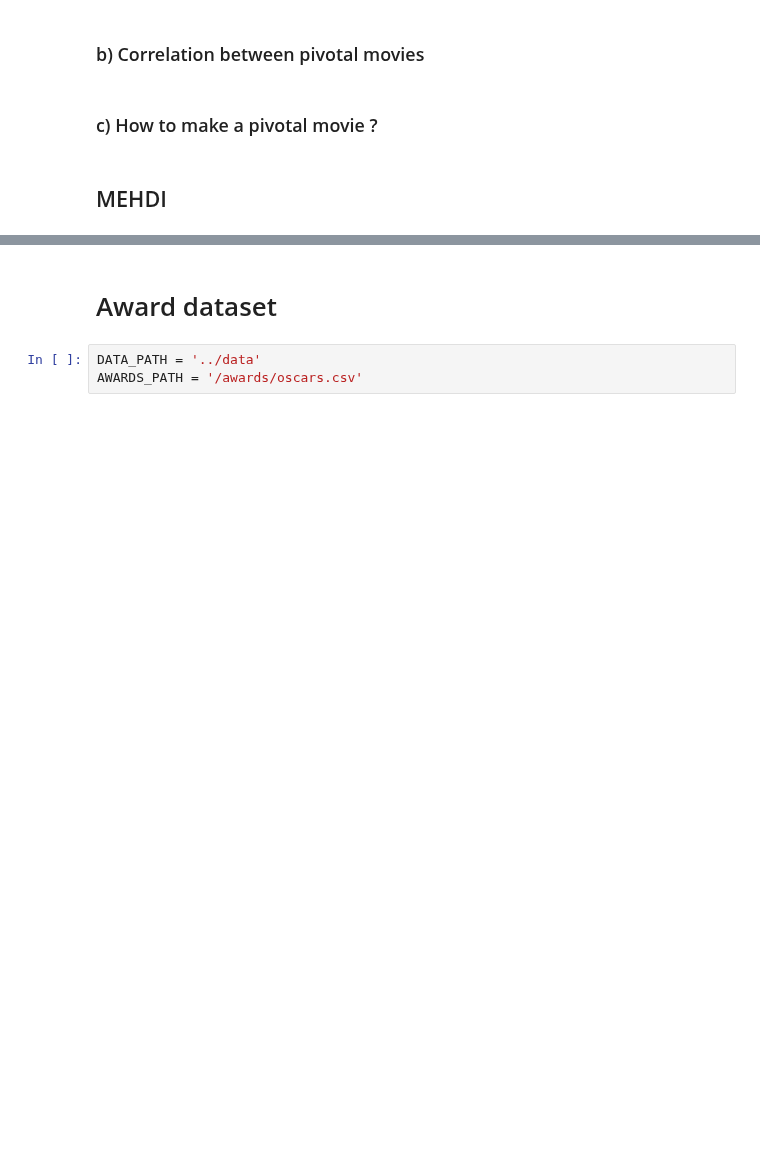
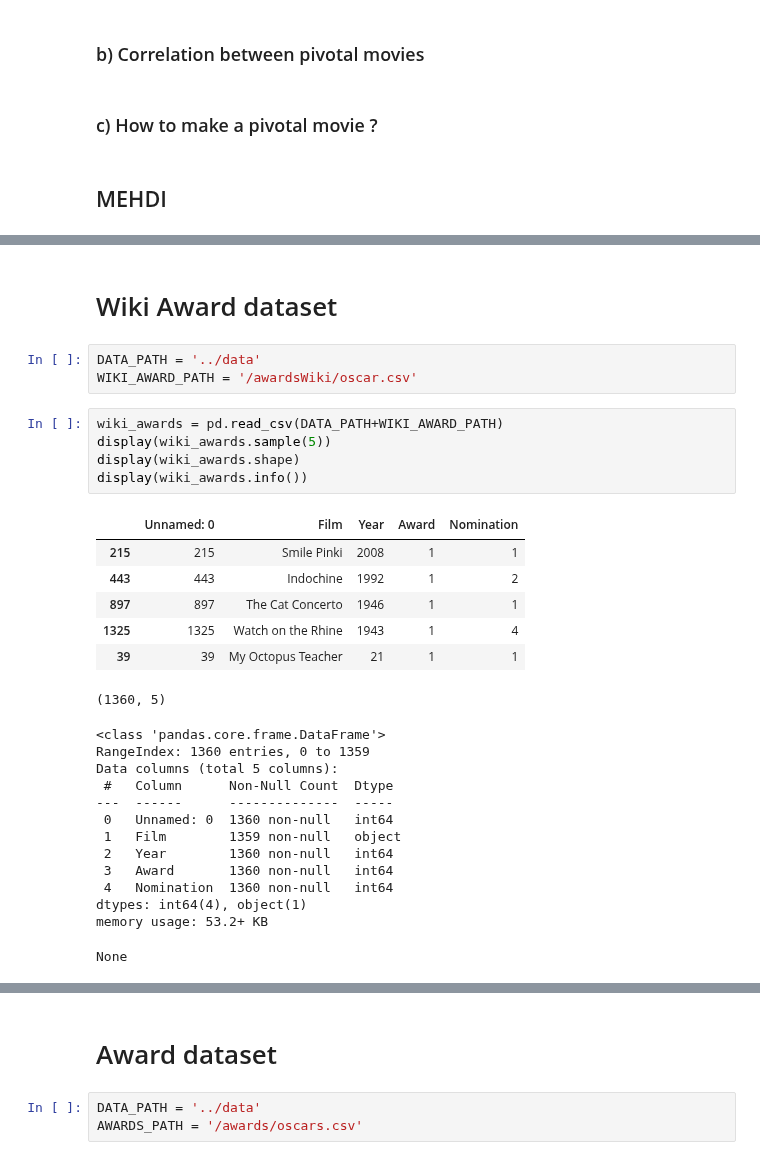
Before and after one commit to epfl-ada/ada-2023-project-thewestbobers, a Jupyter notebook: milestoneP3.ipynb, the cells around one changed output, grey strips where cells are left out. Saved outputs shown, nothing was run; the diff lists cells and outputs as text; blank space fills up the shorter version.

```diff
--- a/milestoneP3.ipynb
+++ b/milestoneP3.ipynb
@@ -191,3 +191,34 @@ Data columns (total 11 columns):
 dtypes: float64(2), object(9)
 memory usage: 46.3+ MB
 None
+# %% [markdown]
+# Wiki Award dataset
+# %%
+DATA_PATH = '../data'
+WIKI_AWARD_PATH = '/awardsWiki/oscar.csv'
+# %%
+wiki_awards = pd.read_csv(DATA_PATH+WIKI_AWARD_PATH)
+display(wiki_awards.sample(5))
+display(wiki_awards.shape)
+display(wiki_awards.info())
+# %% [output]
+|  | Unnamed: 0 | Film | Year | Award | Nomination |
+| 215 | 215 | Smile Pinki | 2008 | 1 | 1 |
+| 443 | 443 | Indochine | 1992 | 1 | 2 |
+| 897 | 897 | The Cat Concerto | 1946 | 1 | 1 |
+| 1325 | 1325 | Watch on the Rhine | 1943 | 1 | 4 |
+| 39 | 39 | My Octopus Teacher | 21 | 1 | 1 |
+(1360, 5)
+<class 'pandas.core.frame.DataFrame'>
+RangeIndex: 1360 entries, 0 to 1359
+Data columns (total 5 columns):
+ #   Column      Non-Null Count  Dtype
+---  ------      --------------  -----
+ 0   Unnamed: 0  1360 non-null   int64
+ 1   Film        1359 non-null   object
+ 2   Year        1360 non-null   int64
+ 3   Award       1360 non-null   int64
+ 4   Nomination  1360 non-null   int64
+dtypes: int64(4), object(1)
+memory usage: 53.2+ KB
+None
```
Also changed, not shown: parts of 7 cells of this notebook.
